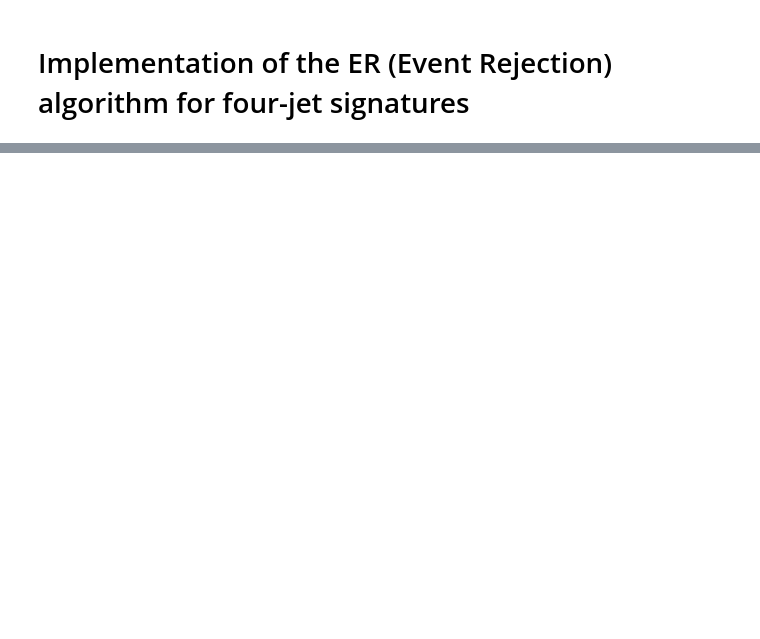
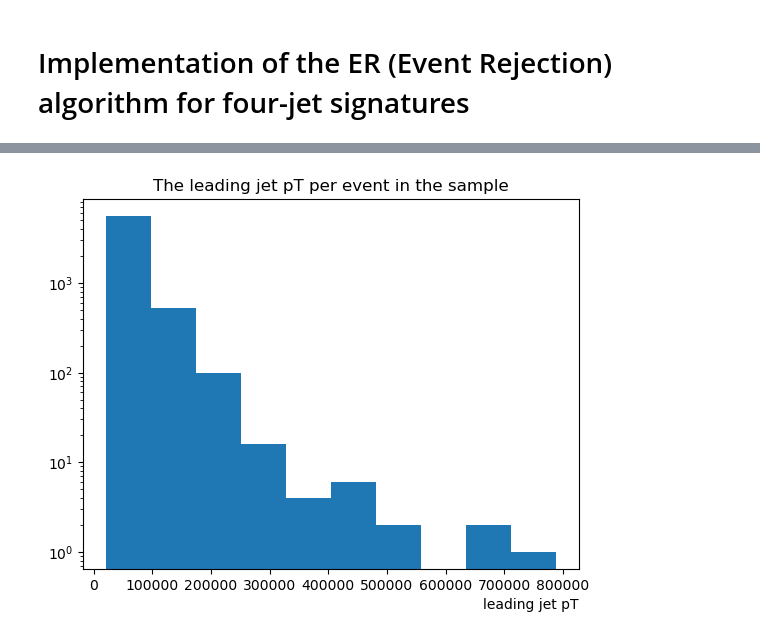
Before and after one commit to abdelllrazekkk/DIPZ_Workflow, a Jupyter notebook: ER_Algorithm.ipynb, the cells around one changed output, grey strips where cells are left out. Saved outputs shown, nothing was run; the diff lists cells and outputs as text; code cells hidden in the pictures; blank space fills up the shorter version.

```diff
--- a/ER_Algorithm.ipynb
+++ b/ER_Algorithm.ipynb
@@ -33,0 +73,9 @@ The events_ID array looks like: [3301001 3301002 3301003 ... 4872998 4872999 487
+# %%
+# Plotting the leading jet pT's per event in the sample
+plt.hist(leading_pT, bins = 10)
+plt.yscale('log')
+plt.xlabel("leading jet pT", loc='right')
+plt.title('The leading jet pT per event in the sample')
+plt.show()
+# %% [output]
+[figure, added]
```
Also changed, not shown: parts of 28 cells of this notebook, 1 other file.
